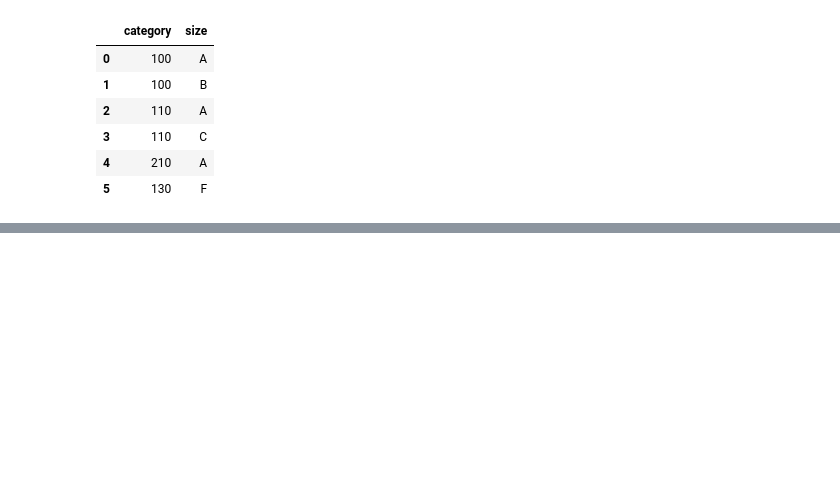
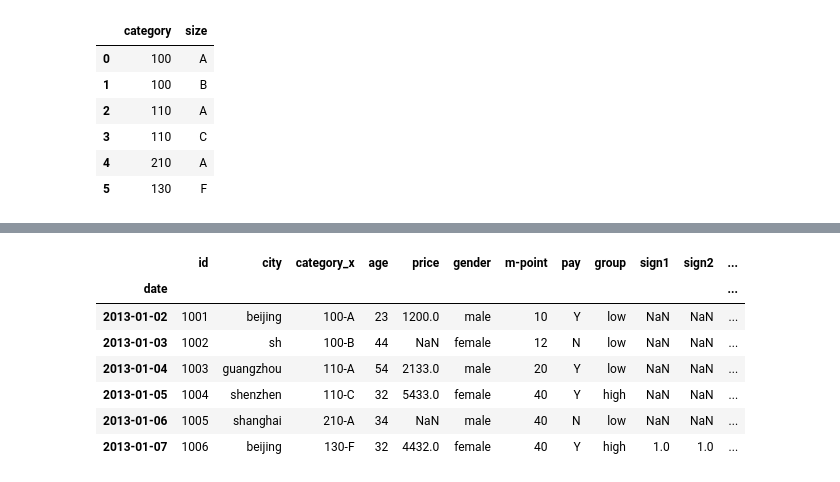
Before and after one commit to shulu/python_note, a Jupyter notebook: jupyternotebook/像Excel一样使用Python进行数据分析.ipynb, the cells around one changed output, grey strips where cells are left out. Cells and saved outputs as stored; diff of their text form; code cells hidden in the pictures; blank space fills up the shorter version.

```diff
--- a/jupyternotebook/像Excel一样使用Python进行数据分析.ipynb
+++ b/jupyternotebook/像Excel一样使用Python进行数据分析.ipynb
@@ -405,0 +431,13 @@ df_inner
+# %%
+#设置日期为索引
+df_inner=df_inner.set_index('date')
+df_inner
+# %% [output]
+|  | id | city | category_x | age | price | gender | m-point | pay | group | sign1 | sign2 | ... |
+| date |  |  |  |  |  |  |  |  |  |  |  | ... |
+| 2013-01-02 | 1001 | beijing | 100-A | 23 | 1200.0 | male | 10 | Y | low | NaN | NaN | ... |
+| 2013-01-03 | 1002 | sh | 100-B | 44 | NaN | female | 12 | N | low | NaN | NaN | ... |
+| 2013-01-04 | 1003 | guangzhou | 110-A | 54 | 2133.0 | male | 20 | Y | low | NaN | NaN | ... |
+| 2013-01-05 | 1004 | shenzhen | 110-C | 32 | 5433.0 | female | 40 | Y | high | NaN | NaN | ... |
+| 2013-01-06 | 1005 | shanghai | 210-A | 34 | NaN | male | 40 | N | low | NaN | NaN | ... |
+| 2013-01-07 | 1006 | beijing | 130-F | 32 | 4432.0 | female | 40 | Y | high | 1.0 | 1.0 | ... |
```
Also changed, not shown: parts of 21 cells of this notebook.
